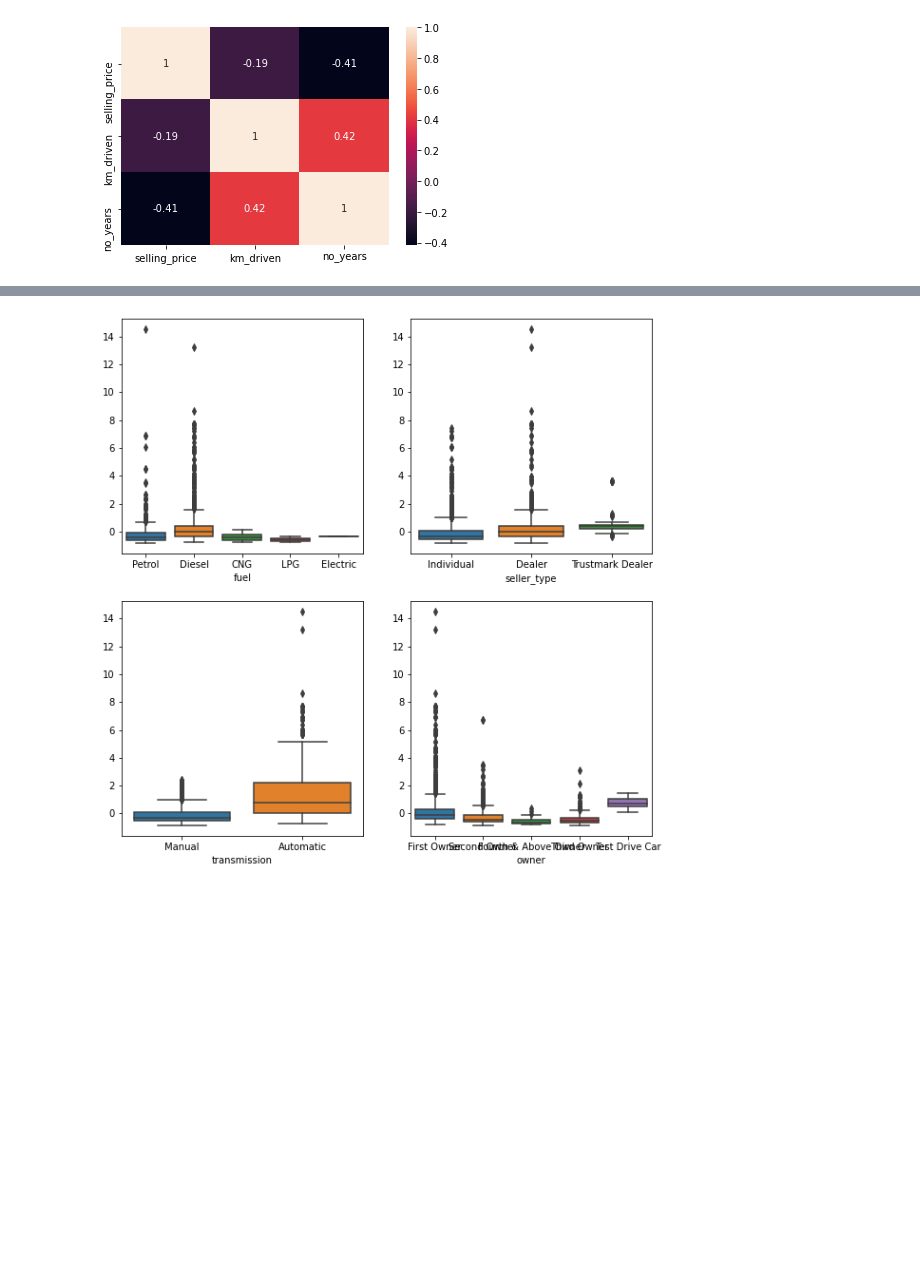
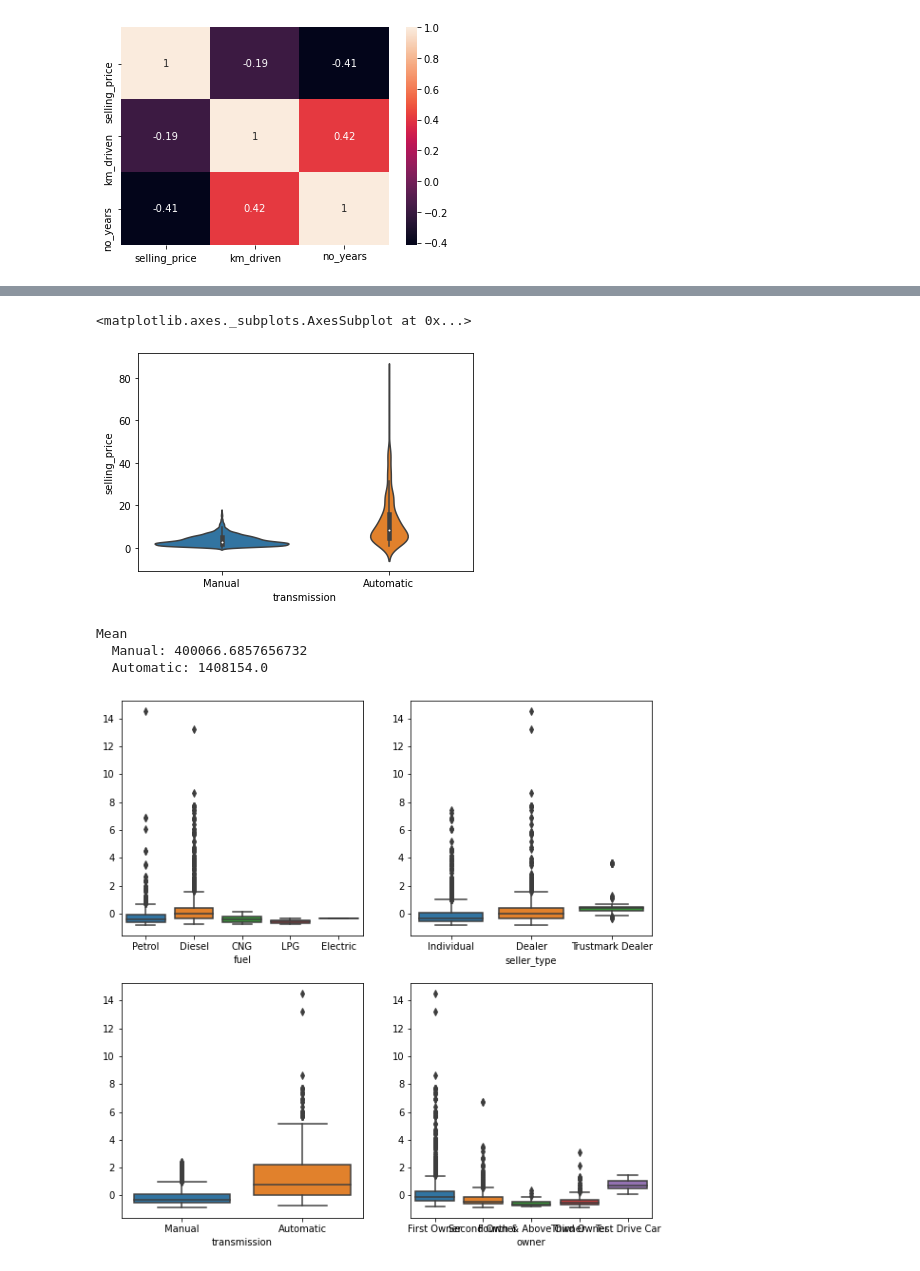
Before and after one commit to titanium-debug/Car-Price-Prediction, a Jupyter notebook: Car Price Prediction.ipynb, the cells around one changed output, grey strips where cells are left out. Cells and saved outputs as stored; diff of their text form; code cells hidden in the pictures; blank space fills up the shorter version.

```diff
--- a/Car Price Prediction.ipynb
+++ b/Car Price Prediction.ipynb
@@ -69,3 +74,16 @@ selling_price = selling_price.reshape(4340,)
+# %%
+sns.violinplot(data.transmission,data.selling_price*9e-6)
+# %% [output]
+<matplotlib.axes._subplots.AxesSubplot at 0x...>
+[figure, added]
+# %%
+print('Mean')
+print('  Manual:', np.mean(data[data.transmission == 'Manual'].selling_price))
+print('  Automatic:', np.mean(data[data.transmission == 'Automatic'].selling_price))
+# %% [output]
+Mean
+  Manual: 400066.6857656732
+  Automatic: 1408154.0
 # %%
 columns = pd.Index(['fuel','seller_type','transmission','owner'])
 plt.figure(figsize=(10,10))
```
Also changed, not shown: parts of 4 cells of this notebook.
